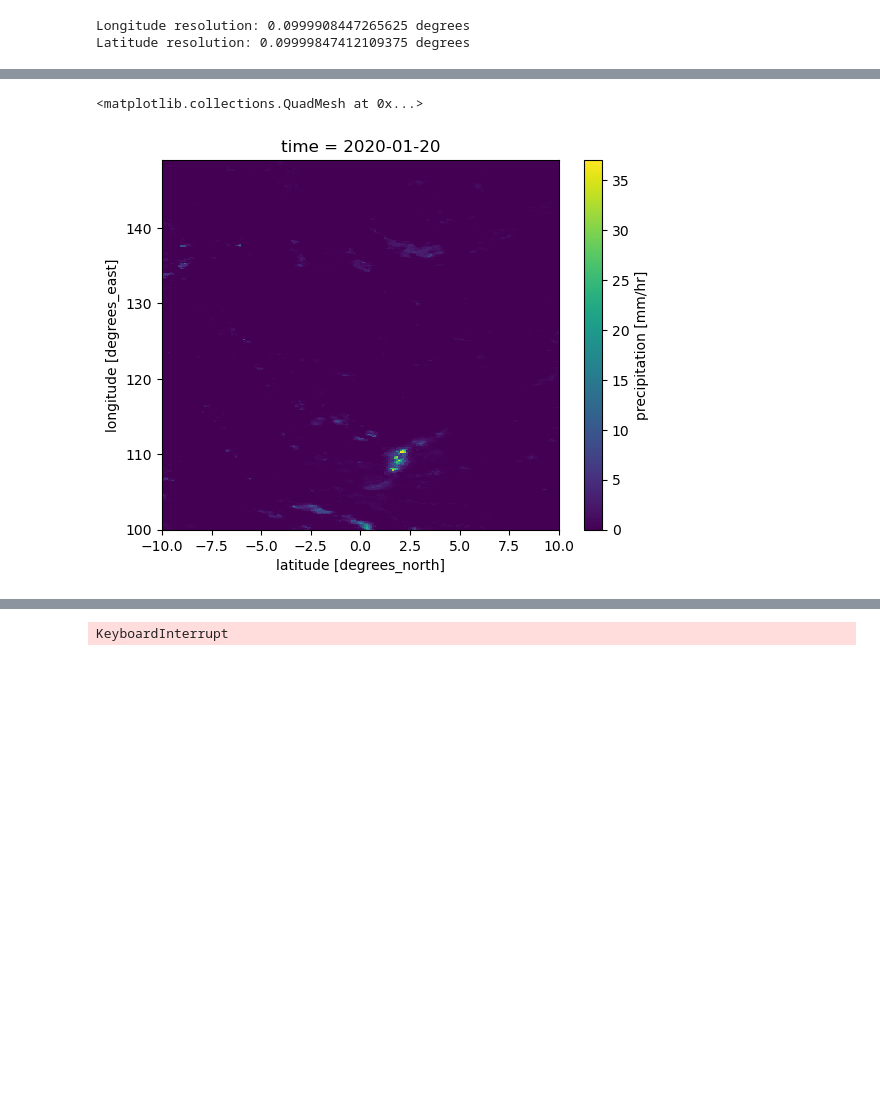
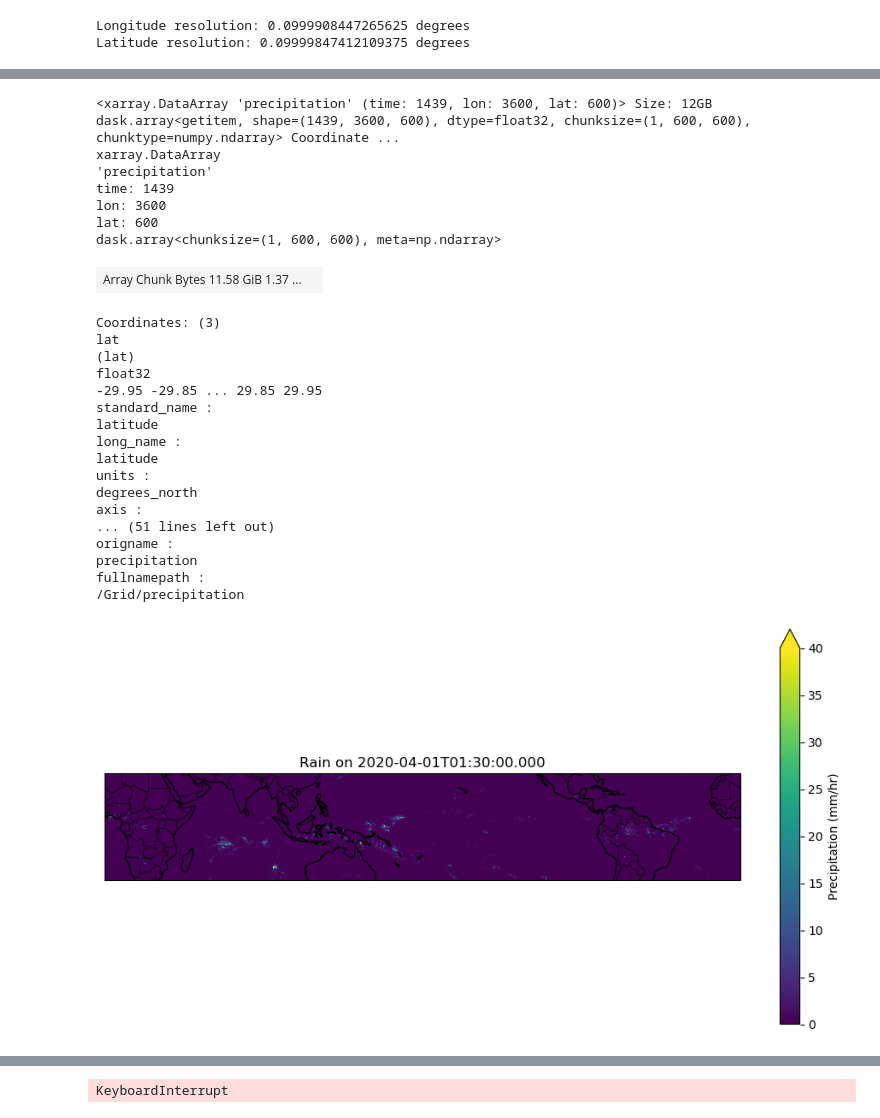
Before and after one commit to 21centuryweather/hk25-AusNode-DOCmeso, a Jupyter notebook: get_metrics/Greeshma/imerg.ipynb, the cells around one changed output, grey strips where cells are left out. Drawn from its saved outputs; the diff is of its cells as text; code cells hidden in the pictures; blank space fills up the shorter version.

```diff
--- a/get_metrics/Greeshma/imerg.ipynb
+++ b/get_metrics/Greeshma/imerg.ipynb
@@ -108,13 +106,75 @@ ds_subset.precipitation[0,:,:].plot()
 # %%
 rain_mc = ds_subset.precipitation.sel(
-    lon=slice(100, 149),
-    lat=slice(-10, 10)
+    lon=slice(-180, 180),
+    lat=slice(-30, 30)
 )
 # %%
-rain_mc[0,:,:].plot()
+rain_mc
 # %% [output]
-<matplotlib.collections.QuadMesh at 0x...>
+<xarray.DataArray 'precipitation' (time: 1439, lon: 3600, lat: 600)> Size: 12GB dask.array<getitem, shape=(1439, 3600, 600), dtype=float32, chunksize=(1, 600, 600), chunktype=numpy.ndarray> Coordinate ...
+xarray.DataArray
+'precipitation'
+time: 1439
+lon: 3600
+lat: 600
+dask.array<chunksize=(1, 600, 600), meta=np.ndarray>
-[figure, removed]
+| Array Chunk Bytes 11.58 GiB 1.37 ... |  |
+Coordinates: (3)
+lat
+(lat)
+float32
+-29.95 -29.85 ... 29.85 29.95
+standard_name :
+latitude
+long_name :
+latitude
+units :
+degrees_north
+axis :
+... (51 lines left out)
+origname :
+precipitation
+fullnamepath :
+/Grid/precipitation
+# %%
+# Select the third day
+precip_day1 = rain_mc.isel(time=3)
+
+# Convert time to readable string
+date_str = str(precip_day1.time.values)[:23]
+
+# Shift and sort longitudes to center the plot at 180°
+precip_day1 = precip_day1.assign_coords(
+    lon=(((precip_day1.lon + 180) % 360) - 180)
+).sortby('lon')
+
+# Plotting
+fig = plt.figure(figsize=(12, 6))
+ax = plt.axes(projection=ccrs.PlateCarree(central_longitude=180))
+
+p = precip_day1.plot(
+    ax=ax,
+    transform=ccrs.PlateCarree(),
+    x='lon',
+    y='lat',
+    cmap='viridis',
+    vmin=0, vmax=40,
+    robust=True,
+    cbar_kwargs={'label': 'Precipitation (mm/hr)'}
+)
+
+# Add features
+ax.coastlines()
+ax.add_feature(cfeature.BORDERS, linewidth=0.5)
+ax.add_feature(cfeature.LAND, facecolor='lightgray')
+ax.add_feature(cfeature.OCEAN, facecolor='lightblue')
+
+# Title
+ax.set_title(f'Rain on {date_str}')
+
+plt.show()
+# %% [output]
+[figure, added]
 # %%
 print(rain_mc)
 # %% [output]
```
Also changed, not shown: parts of 17 cells of this notebook.
